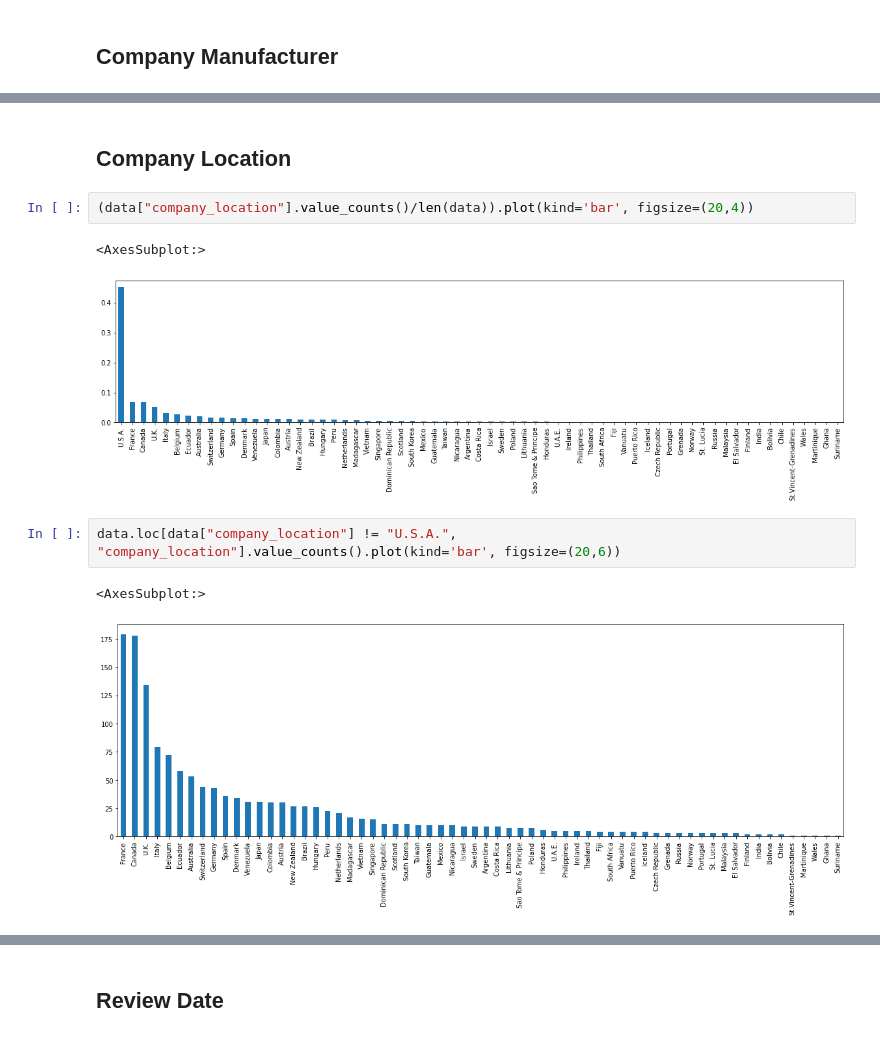
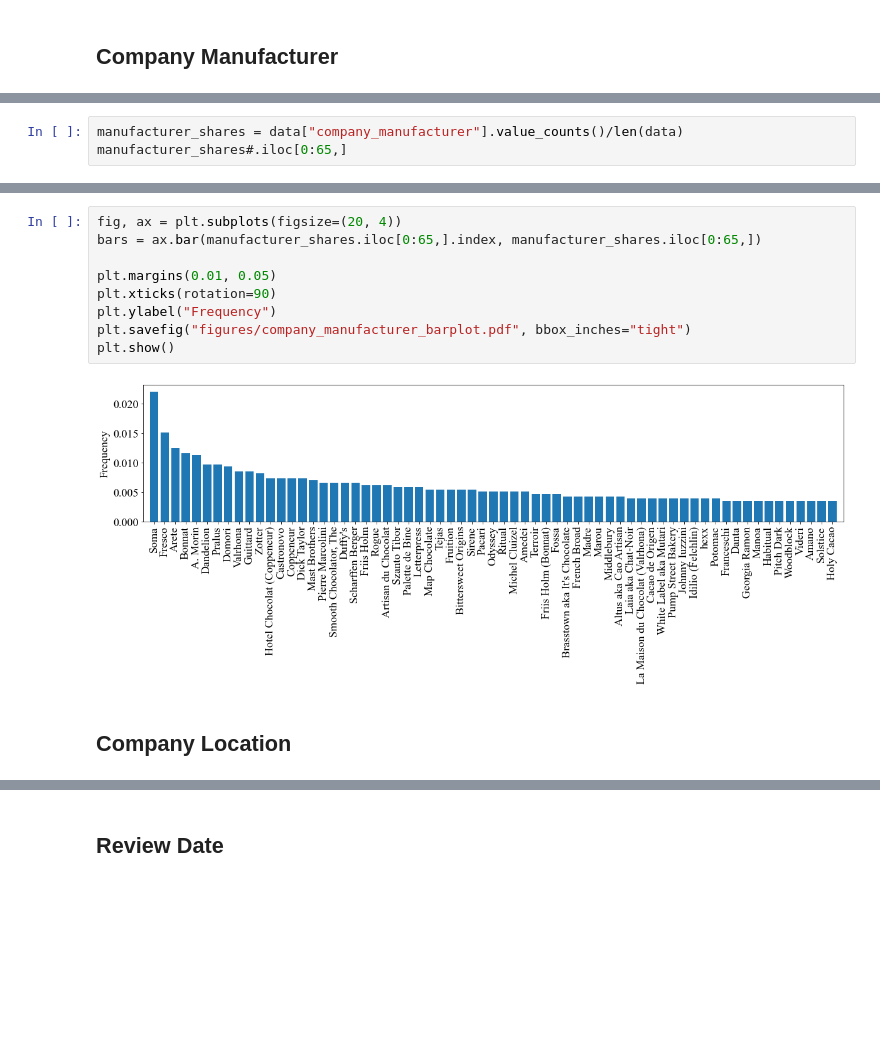
Before and after one commit to ElisabethBrockhaus/Chocolate_bar_rating, a Jupyter notebook: chocolate_rating_data.ipynb, the cells around one changed output, grey strips where cells are left out. Cells and saved outputs as stored; diff of their text form; blank space fills up the shorter version.

Commit message:
tidied up data exploration, barplots

```diff
--- a/chocolate_rating_data.ipynb
+++ b/chocolate_rating_data.ipynb
@@ -115,0 +95,3 @@ comp_shares
+# %%
+manufacturer_shares = data["company_manufacturer"].value_counts()/len(data)
+manufacturer_shares#.iloc[0:65,]
@@ -116,12 +111,13 @@ comp_shares
+# %%
+fig, ax = plt.subplots(figsize=(20, 4))
+bars = ax.bar(manufacturer_shares.iloc[0:65,].index, manufacturer_shares.iloc[0:65,])
+
+plt.margins(0.01, 0.05)
+plt.xticks(rotation=90)
+plt.ylabel("Frequency")
+plt.savefig("figures/company_manufacturer_barplot.pdf", bbox_inches="tight")
+plt.show()
+# %% [output]
+[figure, added]
 # %% [markdown]
 ## Company Location
-# %%
-(data["company_location"].value_counts()/len(data)).plot(kind='bar', figsize=(20,4))
-# %% [output]
-<AxesSubplot:>
-[figure, removed]
-# %%
-data.loc[data["company_location"] != "U.S.A.", "company_location"].value_counts().plot(kind='bar', figsize=(20,6))
-# %% [output]
-<AxesSubplot:>
-[figure, removed]
```
Also changed, not shown: parts of 57 cells of this notebook, 5 other files.
